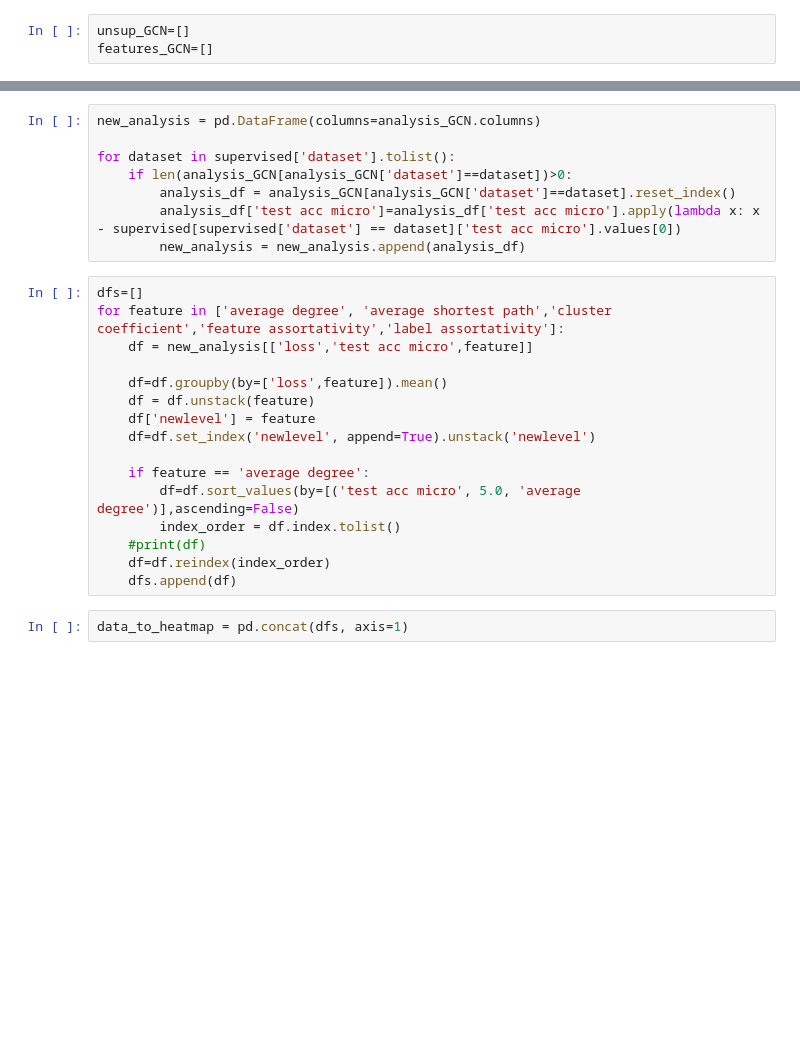
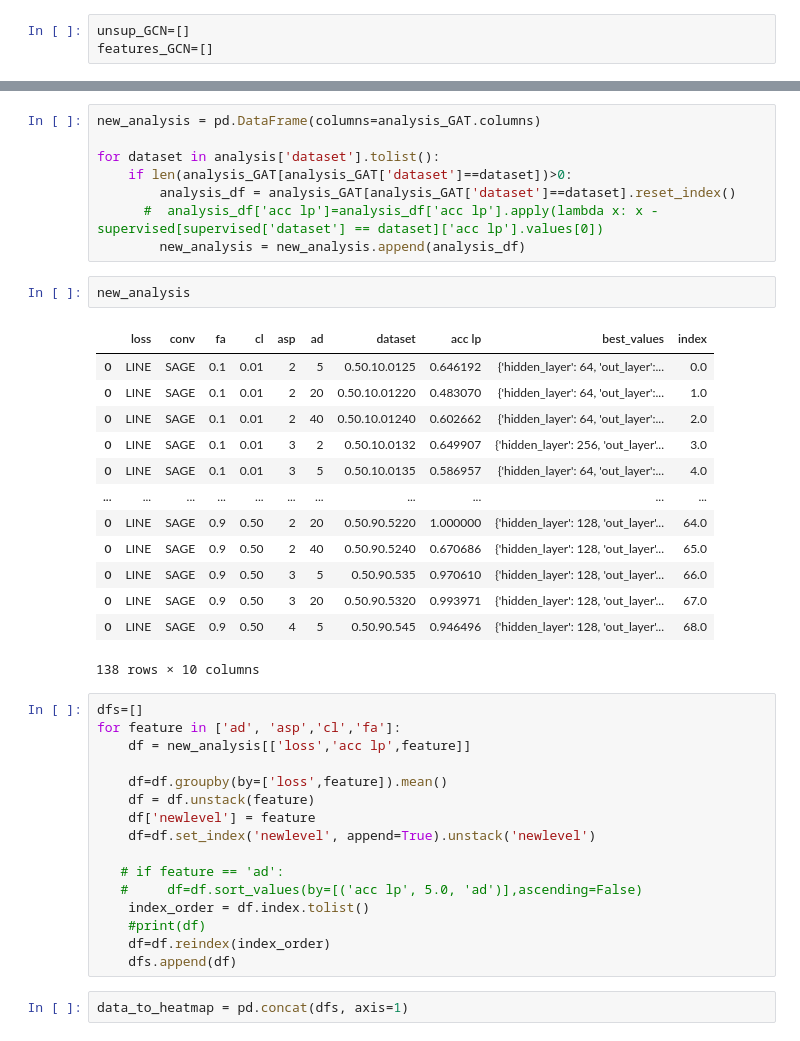
Before and after one commit to anpolol/Benchmarking-Loss-Functions, a Jupyter notebook: notebooks/Results_Analysis.ipynb, the cells around one changed output, grey strips where cells are left out. Drawn from its saved outputs; the diff is of its cells as text; blank space fills up the shorter version.

```diff
--- a/notebooks/Results_Analysis.ipynb
+++ b/notebooks/Results_Analysis.ipynb
@@ -73,24 +73,40 @@ analysis_GCN
 # %%
-new_analysis = pd.DataFrame(columns=analysis_GCN.columns)
+new_analysis = pd.DataFrame(columns=analysis_GAT.columns)
 
-for dataset in supervised['dataset'].tolist():
-    if len(analysis_GCN[analysis_GCN['dataset']==dataset])>0:
-        analysis_df = analysis_GCN[analysis_GCN['dataset']==dataset].reset_index()
-        analysis_df['test acc micro']=analysis_df['test acc micro'].apply(lambda x: x - supervised[supervised['dataset'] == dataset]['test acc micro'].values[0])
+for dataset in analysis['dataset'].tolist():
+    if len(analysis_GAT[analysis_GAT['dataset']==dataset])>0:
+        analysis_df = analysis_GAT[analysis_GAT['dataset']==dataset].reset_index()
+      #  analysis_df['acc lp']=analysis_df['acc lp'].apply(lambda x: x - supervised[supervised['dataset'] == dataset]['acc lp'].values[0])
         new_analysis = new_analysis.append(analysis_df)
+# %%
+new_analysis
+# %% [output]
+|  | loss | conv | fa | cl | asp | ad | dataset | acc lp | best_values | index |
+| 0 | LINE | SAGE | 0.1 | 0.01 | 2 | 5 | 0.50.10.0125 | 0.646192 | {'hidden_layer': 64, 'out_layer':... | 0.0 |
+| 0 | LINE | SAGE | 0.1 | 0.01 | 2 | 20 | 0.50.10.01220 | 0.483070 | {'hidden_layer': 64, 'out_layer':... | 1.0 |
+| 0 | LINE | SAGE | 0.1 | 0.01 | 2 | 40 | 0.50.10.01240 | 0.602662 | {'hidden_layer': 64, 'out_layer':... | 2.0 |
+| 0 | LINE | SAGE | 0.1 | 0.01 | 3 | 2 | 0.50.10.0132 | 0.649907 | {'hidden_layer': 256, 'out_layer'... | 3.0 |
+| 0 | LINE | SAGE | 0.1 | 0.01 | 3 | 5 | 0.50.10.0135 | 0.586957 | {'hidden_layer': 64, 'out_layer':... | 4.0 |
+| ... | ... | ... | ... | ... | ... | ... | ... | ... | ... | ... |
+| 0 | LINE | SAGE | 0.9 | 0.50 | 2 | 20 | 0.50.90.5220 | 1.000000 | {'hidden_layer': 128, 'out_layer'... | 64.0 |
+| 0 | LINE | SAGE | 0.9 | 0.50 | 2 | 40 | 0.50.90.5240 | 0.670686 | {'hidden_layer': 128, 'out_layer'... | 65.0 |
+| 0 | LINE | SAGE | 0.9 | 0.50 | 3 | 5 | 0.50.90.535 | 0.970610 | {'hidden_layer': 128, 'out_layer'... | 66.0 |
+| 0 | LINE | SAGE | 0.9 | 0.50 | 3 | 20 | 0.50.90.5320 | 0.993971 | {'hidden_layer': 128, 'out_layer'... | 67.0 |
+| 0 | LINE | SAGE | 0.9 | 0.50 | 4 | 5 | 0.50.90.545 | 0.946496 | {'hidden_layer': 128, 'out_layer'... | 68.0 |
+138 rows × 10 columns
 # %%
 dfs=[]
-for feature in ['average degree', 'average shortest path','cluster coefficient','feature assortativity','label assortativity']:
-    df = new_analysis[['loss','test acc micro',feature]]
+for feature in ['ad', 'asp','cl','fa']:
+    df = new_analysis[['loss','acc lp',feature]]
 
     df=df.groupby(by=['loss',feature]).mean()
     df = df.unstack(feature)
     df['newlevel'] = feature
     df=df.set_index('newlevel', append=True).unstack('newlevel')
 
-    if feature == 'average degree':
-        df=df.sort_values(by=[('test acc micro', 5.0, 'average degree')],ascending=False)
-        index_order = df.index.tolist()
+   # if feature == 'ad':
+   #     df=df.sort_values(by=[('acc lp', 5.0, 'ad')],ascending=False)
+    index_order = df.index.tolist()
     #print(df)
     df=df.reindex(index_order)
     dfs.append(df)
```
Also changed, not shown: parts of 6 cells of this notebook, 2 other files.
